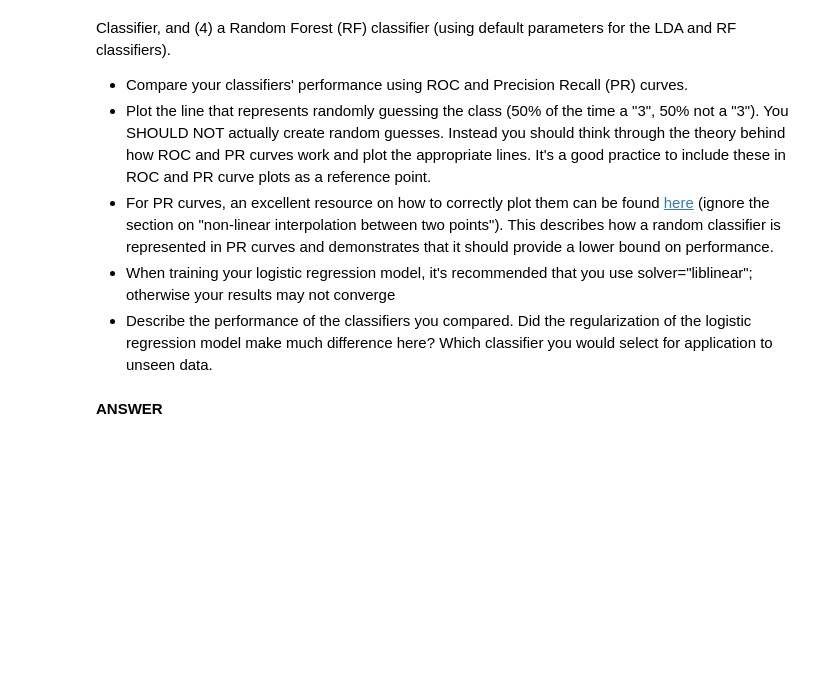
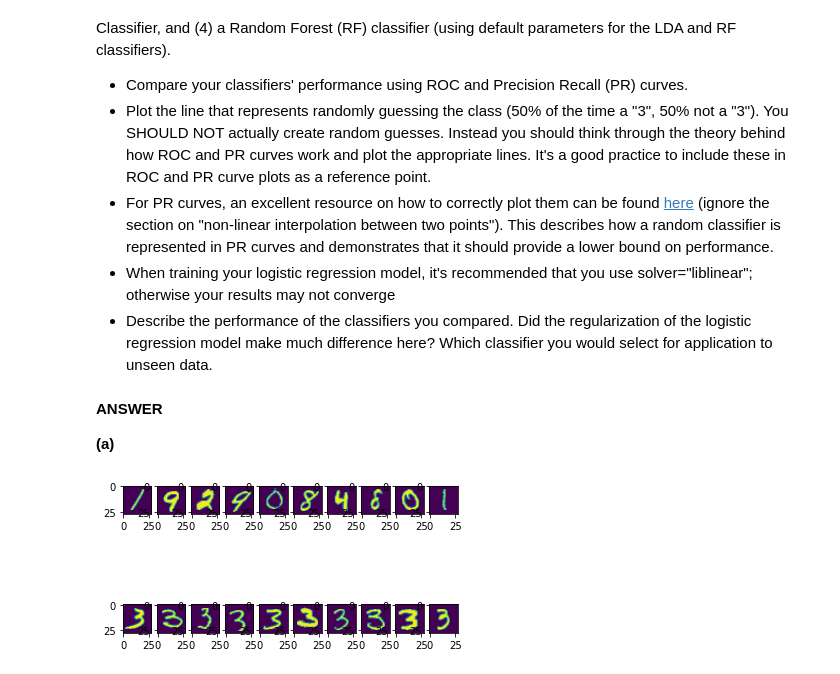
Before and after one commit to satvikk/ids705, a Jupyter notebook: assignments/Assignment_3.ipynb, the cells around one changed output. Cells and saved outputs as stored; diff of their text form; code cells hidden in the pictures; blank space fills up the shorter version.

```diff
--- a/assignments/Assignment_3.ipynb
+++ b/assignments/Assignment_3.ipynb
@@ -322,7 +431,7 @@ import pickle
 
 # Set this to True to download the data for the first time and False after the first time
 #   so that you just load the data locally instead
-download_data = True
+download_data = False
 
 if download_data:
     # Load data from https://www.openml.org/d/554
@@ -343,5 +452,22 @@ else:
     file = open('tmpdata', 'rb')
     X_train, X_test, y_train, y_test = pickle.load(file)
     file.close()
+    pass
+X_train /= 100
+X_test /= 100
 # %% [markdown]
 **ANSWER**
+
+**(a)**
+# %%
+np.random.seed(1234)
+samples0, samples1 = (np.random.choice(X_train[y_train==i].shape[0], 10) for i in [0,1])
+samples0, samples1 = (X_train[y_train==i][s,:].reshape((-1,28,28)) for i,s in enumerate((samples0, samples1)))
+fig, axs = plt.subplots(2,10)
+for ii in range(10):
+    axs[0,ii].imshow(samples0[ii,:,:])
+    axs[1,ii].imshow(samples1[ii,:,:])
+    pass
+None
+# %% [output]
+[figure, added]
```
Also changed, not shown: parts of 24 cells of this notebook.
